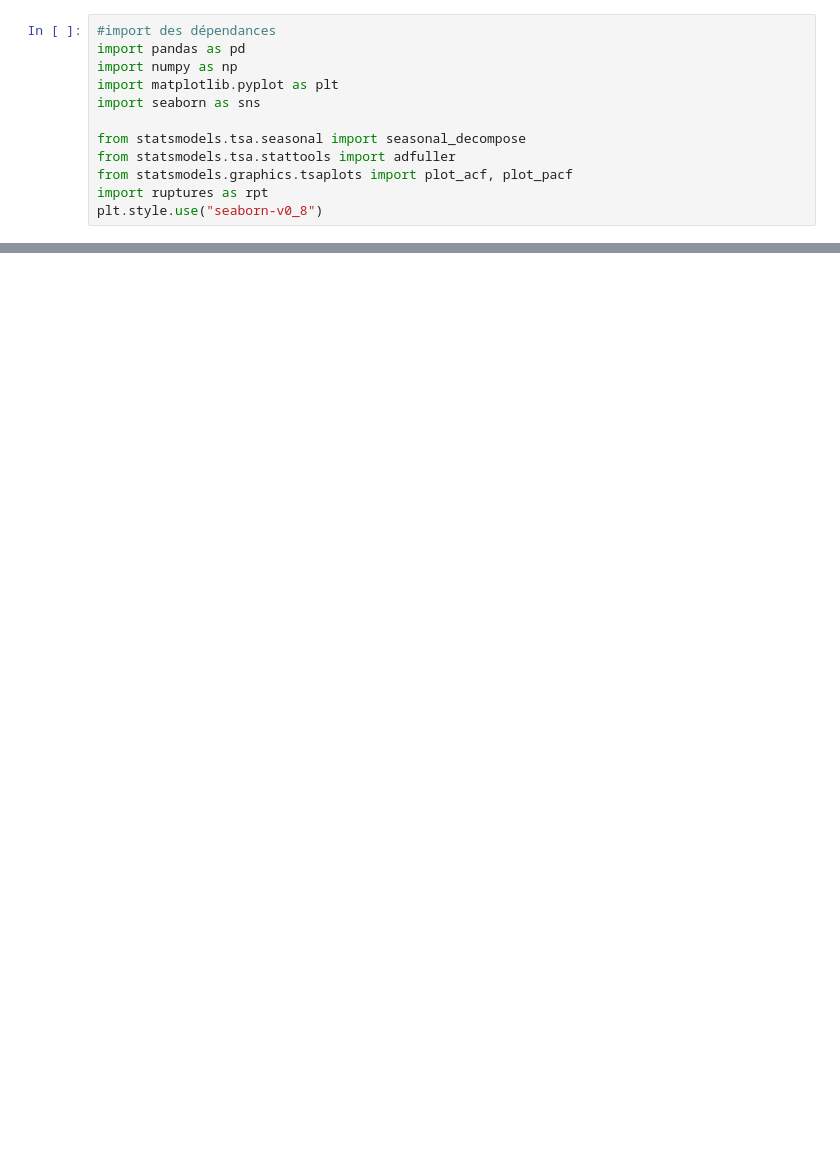
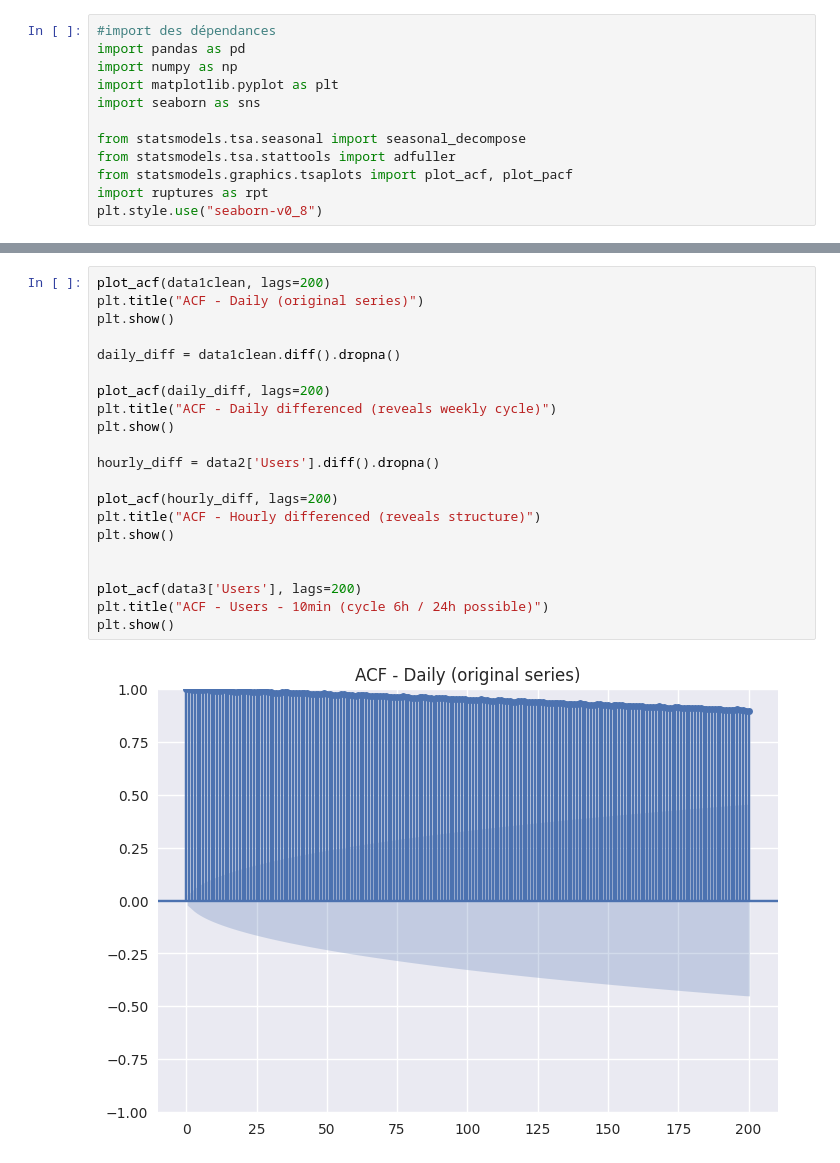
Before and after one commit to LeimKcaj/SteamUsers_Timeseries_Tracking, a Jupyter notebook: notebooks/EDA_projet_steam.ipynb, the cells around one changed output, grey strips where cells are left out. Drawn from its saved outputs; the diff is of its cells as text; blank space fills up the shorter version.

```diff
--- a/notebooks/EDA_projet_steam.ipynb
+++ b/notebooks/EDA_projet_steam.ipynb
@@ -555,0 +236,23 @@ hourly: (734, 3)
+# %%
+plot_acf(data1clean, lags=200)
+plt.title("ACF - Daily (original series)")
+plt.show()
+
+daily_diff = data1clean.diff().dropna()
+
+plot_acf(daily_diff, lags=200)
+plt.title("ACF - Daily differenced (reveals weekly cycle)")
+plt.show()
+
+hourly_diff = data2['Users'].diff().dropna()
+
+plot_acf(hourly_diff, lags=200)
+plt.title("ACF - Hourly differenced (reveals structure)")
+plt.show()
+
+
+plot_acf(data3['Users'], lags=200)
+plt.title("ACF - Users - 10min (cycle 6h / 24h possible)")
+plt.show()
+# %% [output]
+[figure, added]
```
Also changed, not shown: parts of 46 cells of this notebook, 3 other files.
